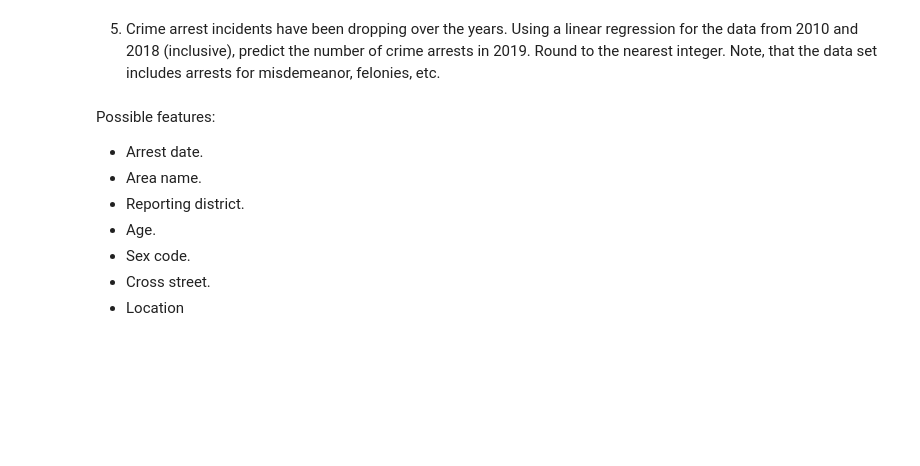
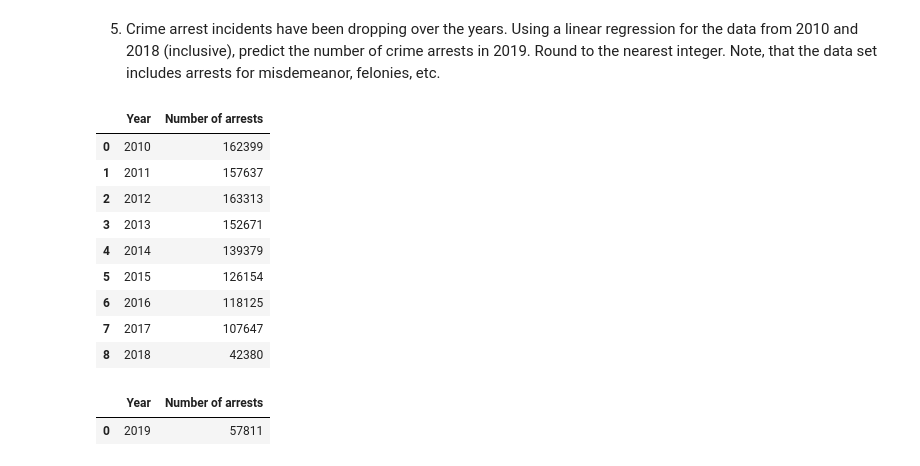
Before and after one commit to DaveSaah/Jupyter-notes, a Jupyter notebook: Intro To AI/Untitled Folder/Untitled.ipynb, the cells around one changed output. Cells and saved outputs as stored; diff of their text form; code cells hidden in the pictures; blank space fills up the shorter version.

```diff
--- a/Intro To AI/Untitled Folder/Untitled.ipynb
+++ b/Intro To AI/Untitled Folder/Untitled.ipynb
@@ -291,10 +288,27 @@ data_2019 = data.loc[data['Arrest Date'].str.contains('2019')]
-# %% [markdown]
-Possible features:
-
-- Arrest date.
-- Area name.
-- Reporting district.
-- Age.
-- Sex code.
-- Cross street.
-- Location
+# %%
+train_values = [
+    ["2010", data.loc[data['Arrest Date'].str.contains('2010')].shape[0]],
+    ["2011", data.loc[data['Arrest Date'].str.contains('2011')].shape[0]],
+    ["2012", data.loc[data['Arrest Date'].str.contains('2012')].shape[0]],
+    ["2013", data.loc[data['Arrest Date'].str.contains('2013')].shape[0]],
+    ["2014", data.loc[data['Arrest Date'].str.contains('2014')].shape[0]],
+    ["2015", data.loc[data['Arrest Date'].str.contains('2015')].shape[0]],
+    ["2016", data.loc[data['Arrest Date'].str.contains('2016')].shape[0]],
+    ["2017", data.loc[data['Arrest Date'].str.contains('2017')].shape[0]],
+    ["2018", data.loc[data['Arrest Date'].str.contains('2018')].shape[0]],
+]
+
+train_data = pd.DataFrame(train_values, columns=["Year", "Number of arrests"])
+# %%
+train_data
+# %% [output]
+|  | Year | Number of arrests |
+| 0 | 2010 | 162399 |
+| 1 | 2011 | 157637 |
+| 2 | 2012 | 163313 |
+| 3 | 2013 | 152671 |
+| 4 | 2014 | 139379 |
+| 5 | 2015 | 126154 |
+| 6 | 2016 | 118125 |
+| 7 | 2017 | 107647 |
+| 8 | 2018 | 42380 |
@@ -300,0 +318,5 @@ Possible features:
+# %%
+test_data
+# %% [output]
+|  | Year | Number of arrests |
+| 0 | 2019 | 57811 |
```
Also changed, not shown: parts of 12 cells of this notebook, 1 other file.
